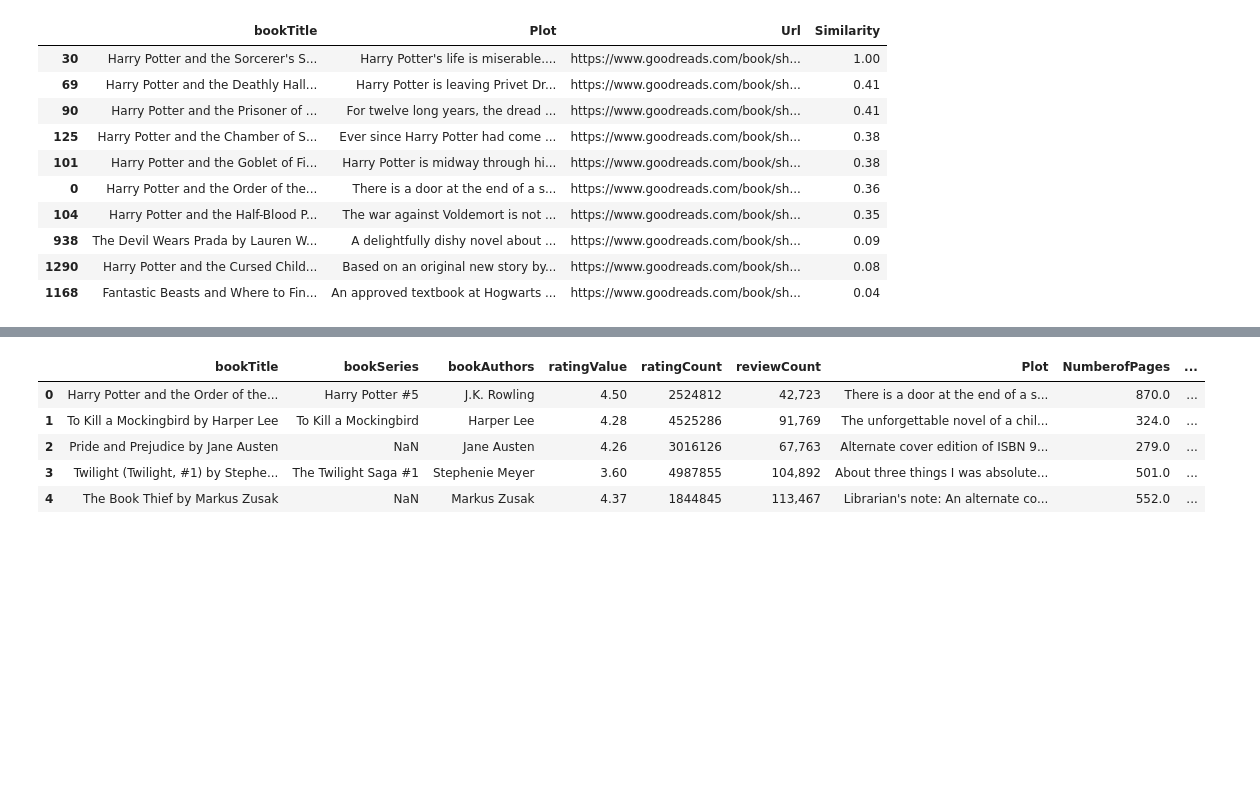
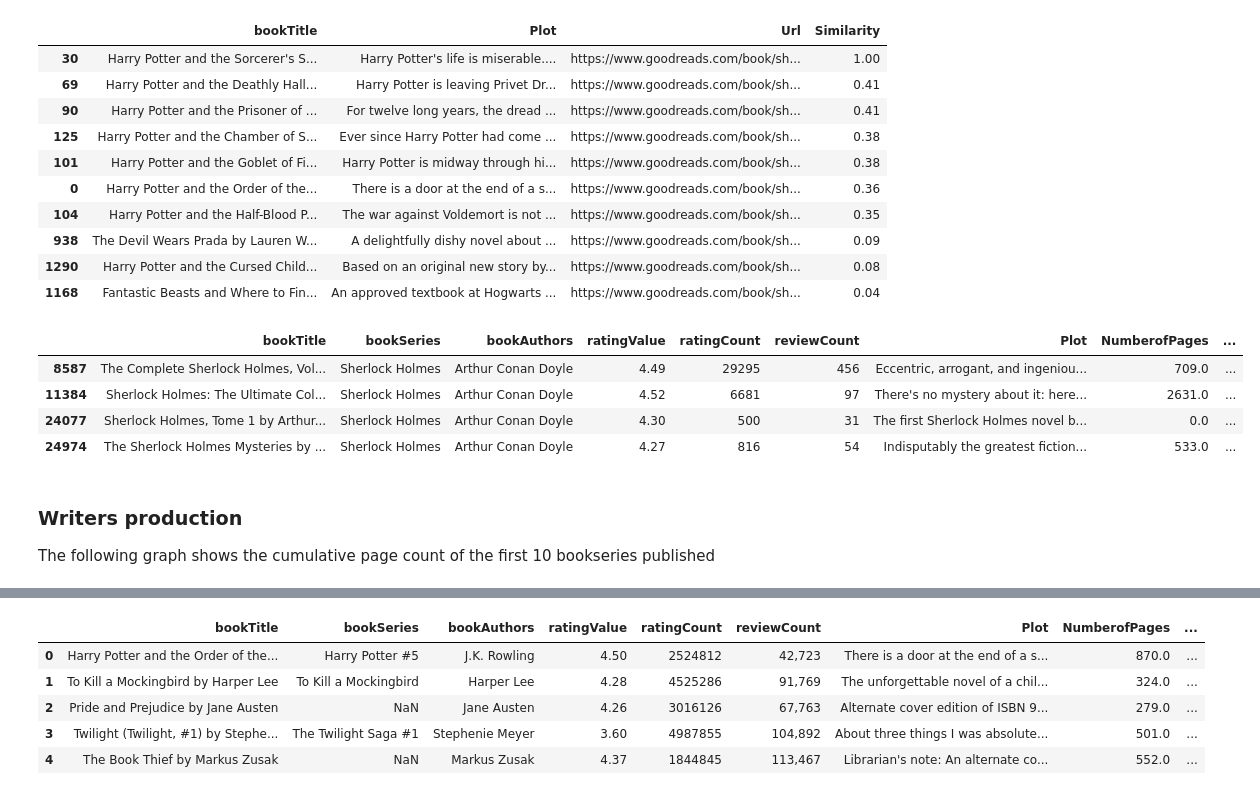
Before and after one commit to msterpa87/ADM-HW3, a Jupyter notebook: main.ipynb, the cells around one changed output, grey strips where cells are left out. Cells and saved outputs as stored; diff of their text form; code cells hidden in the pictures; blank space fills up the shorter version.

```diff
--- a/main.ipynb
+++ b/main.ipynb
@@ -87,6 +87,21 @@ se.query("harry potter", type_='rating')
 | 938 | The Devil Wears Prada by Lauren W... | A delightfully dishy novel about ... | https://www.goodreads.com/book/sh... | 0.09 |
 | 1290 | Harry Potter and the Cursed Child... | Based on an original new story by... | https://www.goodreads.com/book/sh... | 0.08 |
 | 1168 | Fantastic Beasts and Where to Fin... | An approved textbook at Hogwarts ... | https://www.goodreads.com/book/sh... | 0.04 |
+# %%
+from functions import *
+
+df = load_dataset()
+df[df.bookSeries == 'Sherlock Holmes']
+# %% [output]
+|  | bookTitle | bookSeries | bookAuthors | ratingValue | ratingCount | reviewCount | Plot | NumberofPages | ... |
+| 8587 | The Complete Sherlock Holmes, Vol... | Sherlock Holmes | Arthur Conan Doyle | 4.49 | 29295 | 456 | Eccentric, arrogant, and ingeniou... | 709.0 | ... |
+| 11384 | Sherlock Holmes: The Ultimate Col... | Sherlock Holmes | Arthur Conan Doyle | 4.52 | 6681 | 97 | There's no mystery about it: here... | 2631.0 | ... |
+| 24077 | Sherlock Holmes, Tome 1 by Arthur... | Sherlock Holmes | Arthur Conan Doyle | 4.30 | 500 | 31 | The first Sherlock Holmes novel b... | 0.0 | ... |
+| 24974 | The Sherlock Holmes Mysteries by ... | Sherlock Holmes | Arthur Conan Doyle | 4.27 | 816 | 54 | Indisputably the greatest fiction... | 533.0 | ... |
+# %% [markdown]
+### Writers production
+
+The following graph shows the cumulative page count of the first 10 bookseries published
 # %%
 first_series_cumulative_page_count()
 # %% [output]
```
Also changed, not shown: parts of 2 cells of this notebook.
